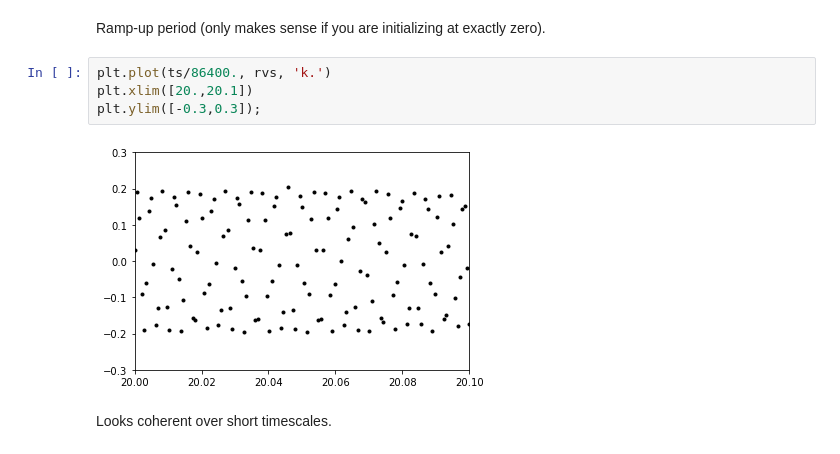
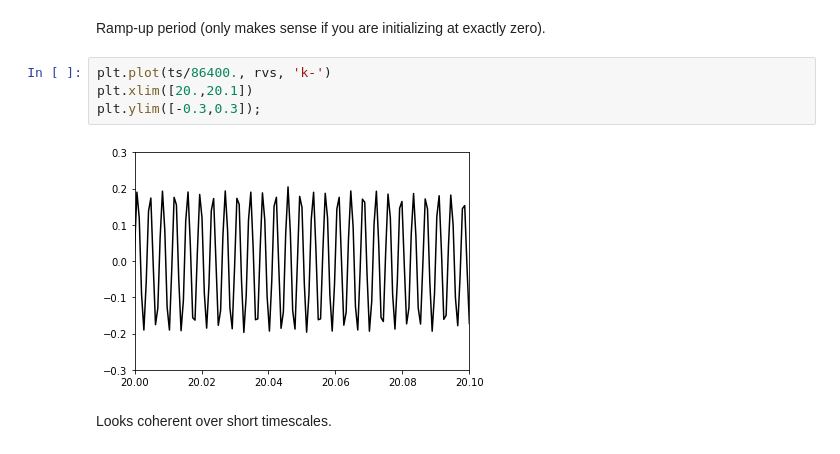
Before and after one commit to megbedell/pmodes, a Jupyter notebook: experiments/01-simulating-data.ipynb, the cells around one changed output. Drawn from its saved outputs; the diff is of its cells as text.

```diff
--- a/experiments/01-simulating-data.ipynb
+++ b/experiments/01-simulating-data.ipynb
@@ -59,11 +59,11 @@ plt.xlim([0.,10.]);
 # %% [markdown]
 Ramp-up period (only makes sense if you are initializing at exactly zero).
 # %%
-plt.plot(ts/86400., rvs, 'k.')
+plt.plot(ts/86400., rvs, 'k-')
 plt.xlim([20.,20.1])
 plt.ylim([-0.3,0.3]);
 # %% [output]
-[figure, old version]
+[figure, new version]
 # %% [markdown]
 Looks coherent over short timescales.
 # %%
```
Also changed, not shown: parts of 11 cells of this notebook, 5 other files.
